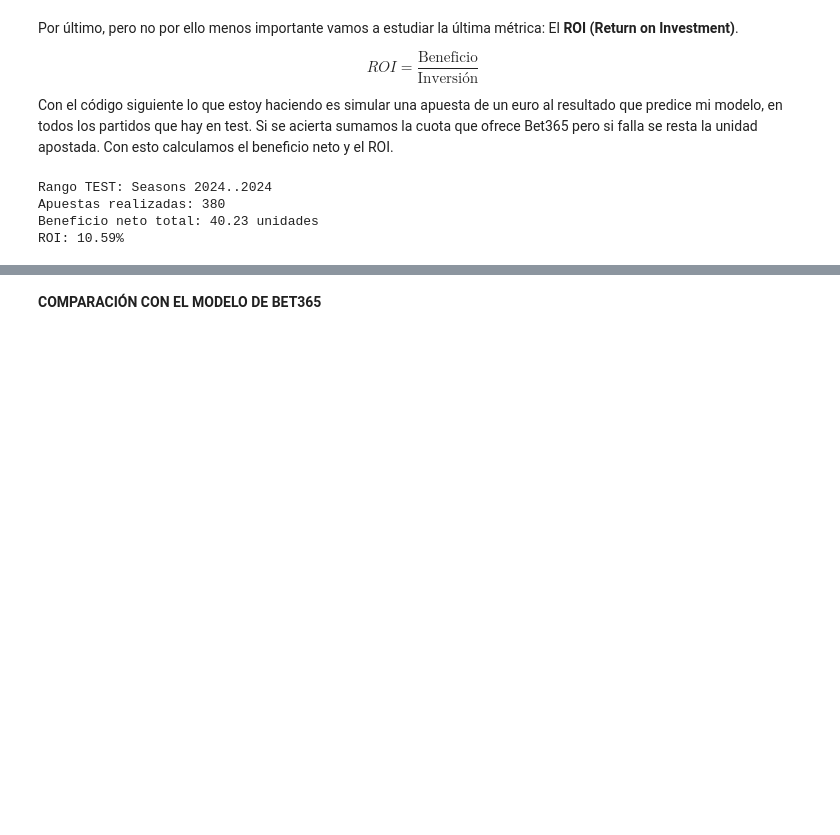
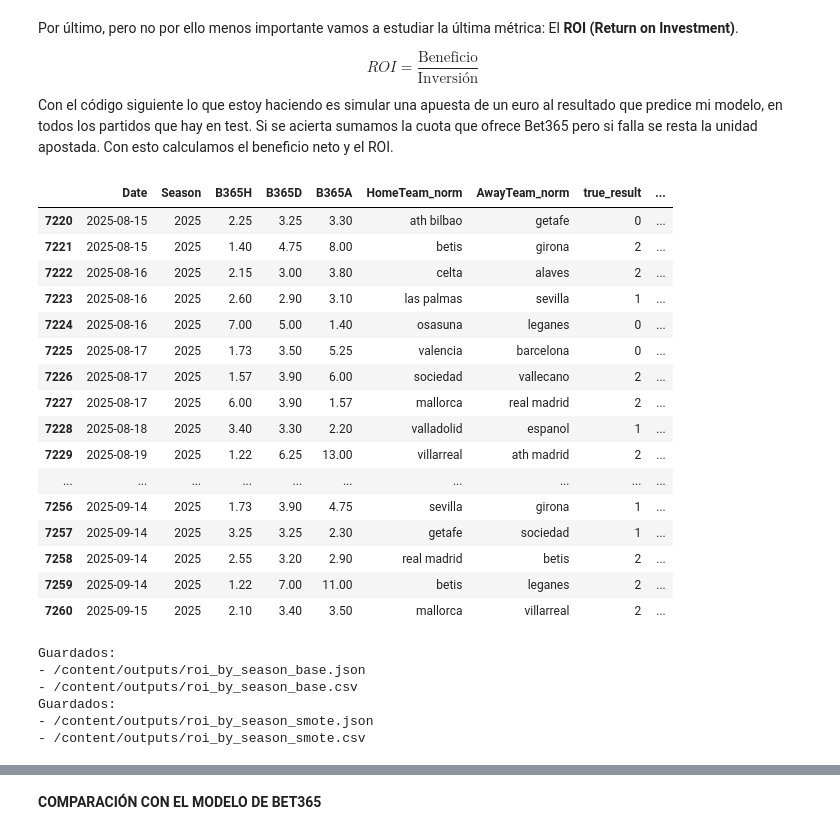
Before and after one commit to manuferrod/laliga-predictor-engine, a Jupyter notebook: notebooks/MODELOS.ipynb, the cells around one changed output, grey strips where cells are left out. Cells and saved outputs as stored; diff of their text form; code cells hidden in the pictures; blank space fills up the shorter version.

```diff
--- a/notebooks/MODELOS.ipynb
+++ b/notebooks/MODELOS.ipynb
@@ -286,9 +324,12 @@ def run_logreg_eval_no_smote(
     - Excluye partidos futuros (target NaN).
     - Si with_odds=True, exige cuotas no NaN en train/test.
     - Descarta filas con NaN en algún feature de X (rápido y seguro).
+
+    Returns:
+      model, scaler, (metrics_train, metrics_test),
+      y_test (o None), y_pred_test (o None), proba_test (o None), idx_test (o None)
     """
 
-    # --- columnas a excluir según modo ---
     drop_cols_common = [
         'FTR', 'target', 'Date', 'has_xg_data',
         'a_squad_size_prev_season', 'away_form_gd_6', 'home_form_gd_6'
@@ -300,8 +341,7 @@ def run_logreg_eval_no_smote(
                           'B365H','B365D','B365A','overround','pimp1','pimpx','pimp2']
     drop_cols = list(dict.fromkeys(drop_cols_common + drop_cols_mode))
 
-    # --- X e y; filtrado de válidos ---
-    y_all = df['target']
+    y_all = df['target']  # usamos 'target' tal cual tienes
     X_all = df.drop(columns=[c for c in drop_cols if c in df.columns], errors='ignore')
 
     valid = y_all.notna()
@@ -317,7 +357,6 @@ def run_logreg_eval_no_smote(
     if 'Season' not in X_all.columns:
         raise ValueError("Falta la columna 'Season' en X para hacer el split temporal.")
 
-    # --- split temporal ---
     train_mask = X_all['Season'] <= train_until_season
     test_mask  = X_all['Season'] >  train_until_season
     if test_until_season is not None:
@@ -328,22 +367,20 @@ def run_logreg_eval_no_smote(
 
     X_test  = X_all.loc[test_mask].drop(columns=['Season'])
     y_test  = y_all.loc[test_mask]
+    idx_test = X_all.loc[test_mask].index
 
     if len(X_train)==0 or len(np.unique(y_train))<2:
         raise ValueError("TRAIN vacío o con <2 clases. Revisa filtros/temporadas.")
 
-    # --- escalado ---
     scaler = StandardScaler()
     X_train_scaled = scaler.fit_transform(X_train)
     X_test_scaled  = scaler.transform(X_test) if len(X_test) else None
 
-    # --- modelo ---
     model = LogisticRegression(
         solver='saga', penalty='l2', max_iter=1000,
         random_state=random_state
     )
     model.fit(X_train_scaled, y_train)
-
     classes_used = model.classes_
 
     # --- métricas train ---
@@ -353,10 +390,10 @@ def run_logreg_eval_no_smote(
     brier_tr  = np.mean(np.sum((ytr_proba - ytr_bin)**2, axis=1))
     acc_tr    = accuracy_score(y_train, ytr_pred)
     ll_tr     = log_loss(y_train, ytr_proba, labels=classes_used)
-
-    metrics_train = {"accuracy": acc_tr, "log_loss": ll_tr, "brier": brier_tr, "n_train": len(y_train)}
+    metrics_train = {"accuracy": float(acc_tr), "log_loss": float(ll_tr), "brier": float(brier_tr), "n_train": int(len(y_train))}
 
     # --- métricas test ---
+    metrics_test, yte_pred, yte_proba = None, None, None
     if len(X_test):
         yte_pred  = model.predict(X_test_scaled)
         yte_proba = model.predict_proba(X_test_scaled)
@@ -365,16 +402,14 @@ def run_logreg_eval_no_smote(
         acc_te    = accuracy_score(y_test, yte_pred)
         ll_te     = log_loss(y_test, yte_proba, labels=classes_used)
         metrics_test = {
-            "accuracy": acc_te, "log_loss": ll_te, "brier": brier_te,
-            "n_test": len(y_test),
+            "accuracy": float(acc_te), "log_loss": float(ll_te), "brier": float(brier_te),
+            "n_test": int(len(y_test)),
             "season_min": int(X_all.loc[test_mask, 'Season'].min()),
             "season_max": int(X_all.loc[test_mask, 'Season'].max())
         }
     else:
         print("⚠️ TEST vacío tras filtrar (no hay partidos jugados en el rango de test).")
-        metrics_test = None
 
-    # --- reporte ---
     test_range_txt = (f"{train_until_season+1}..{test_until_season}"
                       if test_until_season is not None else f">{train_until_season}")
     print("Logistic Regression (sin SMOTE)", "(con cuotas)" if with_odds else "(sin cuotas)")
@@ -382,4 +417,4 @@ def run_logreg_eval_no_smote(
     print(f"\n=== Test (Seasons {test_range_txt}) ===")
     print(metrics_test if metrics_test else "Sin test disponible.")
 
-    return model, scaler, (metrics_train, metrics_test)
+    return model, scaler, (metrics_train, metrics_test), y_test, yte_pred, yte_proba, idx_test
@@ -1216,7 +1770,22 @@ def simulate_bet365_roi(
 # %%
-results_df, roi, total_profit = simulate_bet365_roi(df, model, scaler, train_until_season=2023, test_until_season=2024, with_odds=True, stake=1.0, meta_df=df_old)
+# EJECUTAR EN LOCAL
+results_df, roi, total_profit = simulate_bet365_roi(df, model, scaler, train_until_season=2024, test_until_season=2025, with_odds=True, stake=1.0, meta_df=df_old)
+results_df
 # %% [output]
-Rango TEST: Seasons 2024..2024
-Apuestas realizadas: 380
-Beneficio neto total: 40.23 unidades
-ROI: 10.59%
+|  | Date | Season | B365H | B365D | B365A | HomeTeam_norm | AwayTeam_norm | true_result | ... |
+| 7220 | 2025-08-15 | 2025 | 2.25 | 3.25 | 3.30 | ath bilbao | getafe | 0 | ... |
+| 7221 | 2025-08-15 | 2025 | 1.40 | 4.75 | 8.00 | betis | girona | 2 | ... |
+| 7222 | 2025-08-16 | 2025 | 2.15 | 3.00 | 3.80 | celta | alaves | 2 | ... |
+| 7223 | 2025-08-16 | 2025 | 2.60 | 2.90 | 3.10 | las palmas | sevilla | 1 | ... |
+| 7224 | 2025-08-16 | 2025 | 7.00 | 5.00 | 1.40 | osasuna | leganes | 0 | ... |
+| 7225 | 2025-08-17 | 2025 | 1.73 | 3.50 | 5.25 | valencia | barcelona | 0 | ... |
+| 7226 | 2025-08-17 | 2025 | 1.57 | 3.90 | 6.00 | sociedad | vallecano | 2 | ... |
+| 7227 | 2025-08-17 | 2025 | 6.00 | 3.90 | 1.57 | mallorca | real madrid | 2 | ... |
+| 7228 | 2025-08-18 | 2025 | 3.40 | 3.30 | 2.20 | valladolid | espanol | 1 | ... |
+| 7229 | 2025-08-19 | 2025 | 1.22 | 6.25 | 13.00 | villarreal | ath madrid | 2 | ... |
+| ... | ... | ... | ... | ... | ... | ... | ... | ... | ... |
+| 7256 | 2025-09-14 | 2025 | 1.73 | 3.90 | 4.75 | sevilla | girona | 1 | ... |
+| 7257 | 2025-09-14 | 2025 | 3.25 | 3.25 | 2.30 | getafe | sociedad | 1 | ... |
+| 7258 | 2025-09-14 | 2025 | 2.55 | 3.20 | 2.90 | real madrid | betis | 2 | ... |
+| 7259 | 2025-09-14 | 2025 | 1.22 | 7.00 | 11.00 | betis | leganes | 2 | ... |
+| 7260 | 2025-09-15 | 2025 | 2.10 | 3.40 | 3.50 | mallorca | villarreal | 2 | ... |
@@ -1309,0 +2077,26 @@ def simulate_and_summarize(df: pd.DataFrame, model, scaler,
+# %%
+# === BASE ===
+_ = build_roi_grid(
+    df=df, model=model, scaler=scaler,
+    seasons=None,               # todas
+    with_odds=True,
+    stake=1.0,
+    meta_df=df_old,             # para nombres/fechas/cuotas si hace falta
+    min_edge=0.00,              # prueba 0.02 / 0.05 si quieres filtrar valor esperado
+    model_name="base"
+)
+
+# === SMOTE (si tienes model_sm, scaler_sm) ===
+_ = build_roi_grid(
+    df=df, model=model_sm, scaler=scaler_sm,
+    seasons=None, with_odds=True, stake=1.0,
+    meta_df=df_old, min_edge=0.00,
+    model_name="smote"
+)
+# %% [output]
+Guardados:
+- /content/outputs/roi_by_season_base.json
+- /content/outputs/roi_by_season_base.csv
+Guardados:
+- /content/outputs/roi_by_season_smote.json
+- /content/outputs/roi_by_season_smote.csv
```
Also changed, not shown: parts of 39 cells of this notebook.
